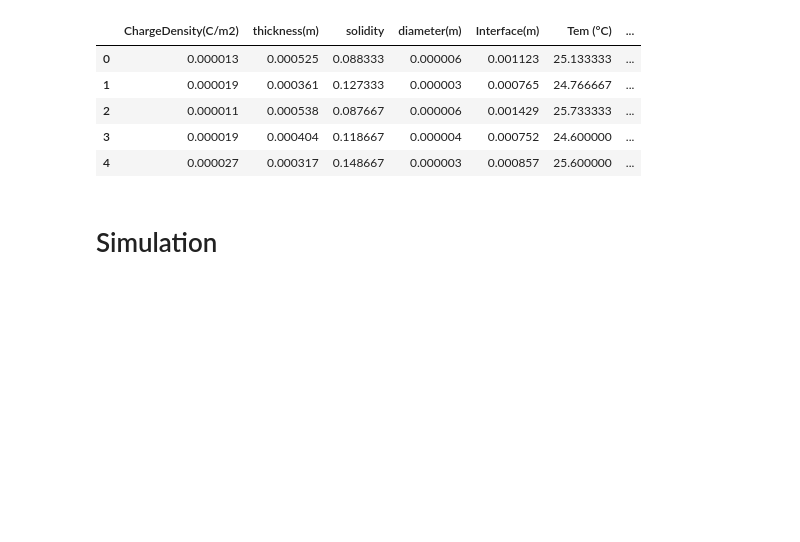
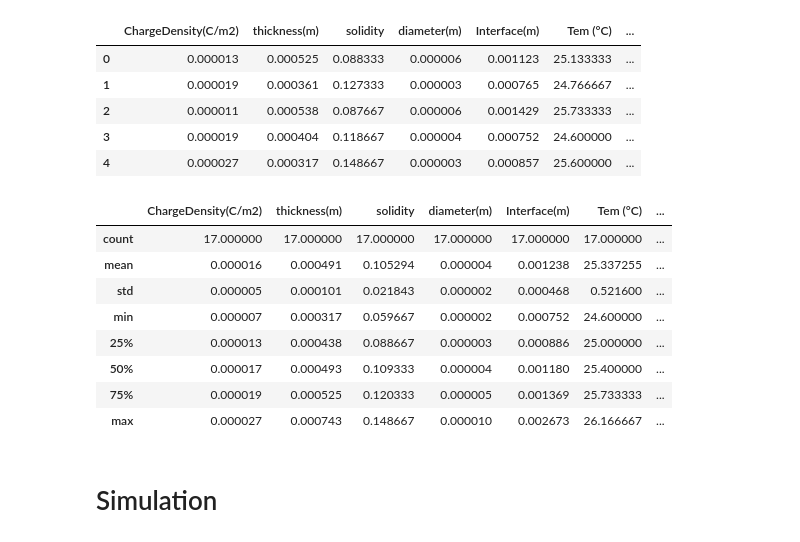
Before and after one commit to ywang1110/Modeling_Triboelectric_Performance, a Jupyter notebook: Absolute_Humidity___PP.ipynb, the cells around one changed output. Cells and saved outputs as stored; diff of their text form; code cells hidden in the pictures; blank space fills up the shorter version.

```diff
--- a/Absolute_Humidity___PP.ipynb
+++ b/Absolute_Humidity___PP.ipynb
@@ -237,6 +237,18 @@ data_val.head()
 | 2 | 0.000011 | 0.000538 | 0.087667 | 0.000006 | 0.001429 | 25.733333 | ... |
 | 3 | 0.000019 | 0.000404 | 0.118667 | 0.000004 | 0.000752 | 24.600000 | ... |
 | 4 | 0.000027 | 0.000317 | 0.148667 | 0.000003 | 0.000857 | 25.600000 | ... |
+# %%
+data_val.describe()
+# %% [output]
+|  | ChargeDensity(C/m2) | thickness(m) | solidity | diameter(m) | Interface(m) | Tem (°C) | ... |
+| count | 17.000000 | 17.000000 | 17.000000 | 17.000000 | 17.000000 | 17.000000 | ... |
+| mean | 0.000016 | 0.000491 | 0.105294 | 0.000004 | 0.001238 | 25.337255 | ... |
+| std | 0.000005 | 0.000101 | 0.021843 | 0.000002 | 0.000468 | 0.521600 | ... |
+| min | 0.000007 | 0.000317 | 0.059667 | 0.000002 | 0.000752 | 24.600000 | ... |
+| 25% | 0.000013 | 0.000438 | 0.088667 | 0.000003 | 0.000886 | 25.000000 | ... |
+| 50% | 0.000017 | 0.000493 | 0.109333 | 0.000004 | 0.001180 | 25.400000 | ... |
+| 75% | 0.000019 | 0.000525 | 0.120333 | 0.000005 | 0.001369 | 25.733333 | ... |
+| max | 0.000027 | 0.000743 | 0.148667 | 0.000010 | 0.002673 | 26.166667 | ... |
 # %%
 data_val.to_csv('data_val_PP.csv')
 # %% [markdown]
```
Also changed, not shown: parts of 1 cell of this notebook.
